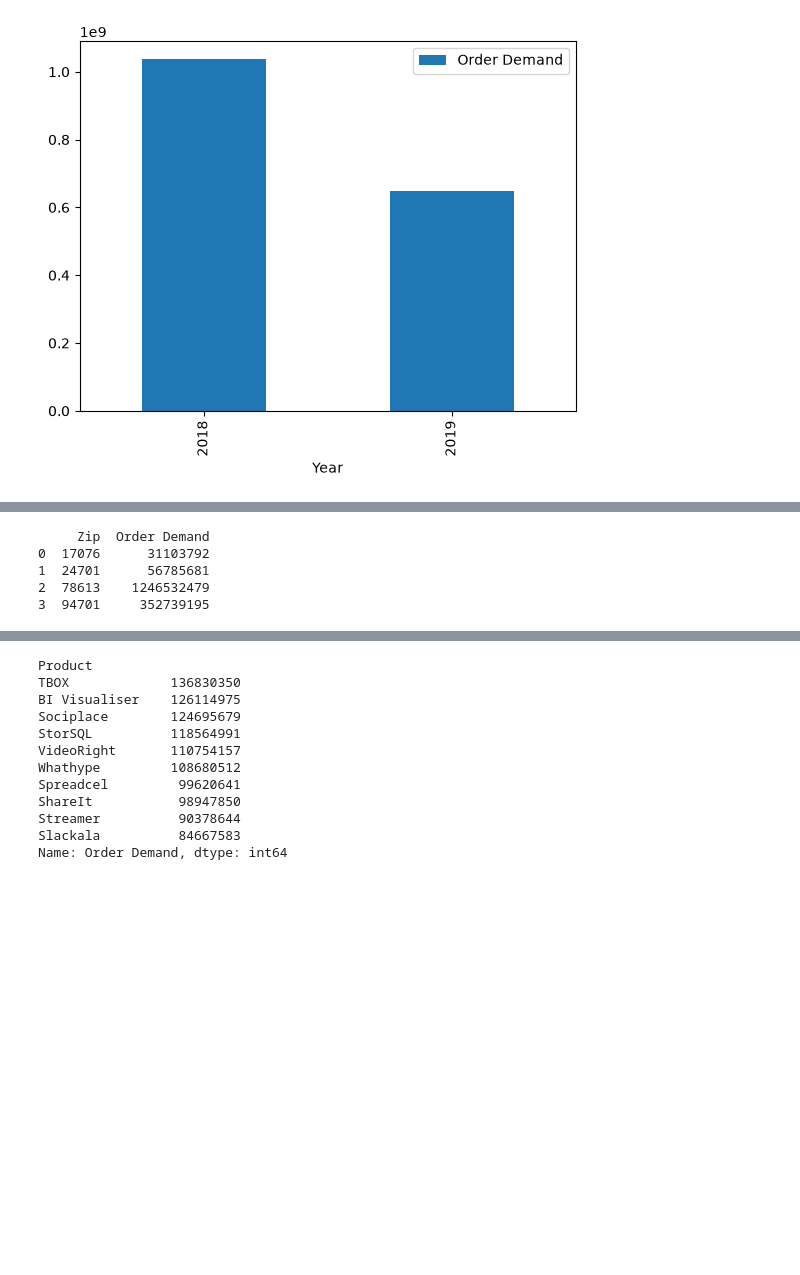
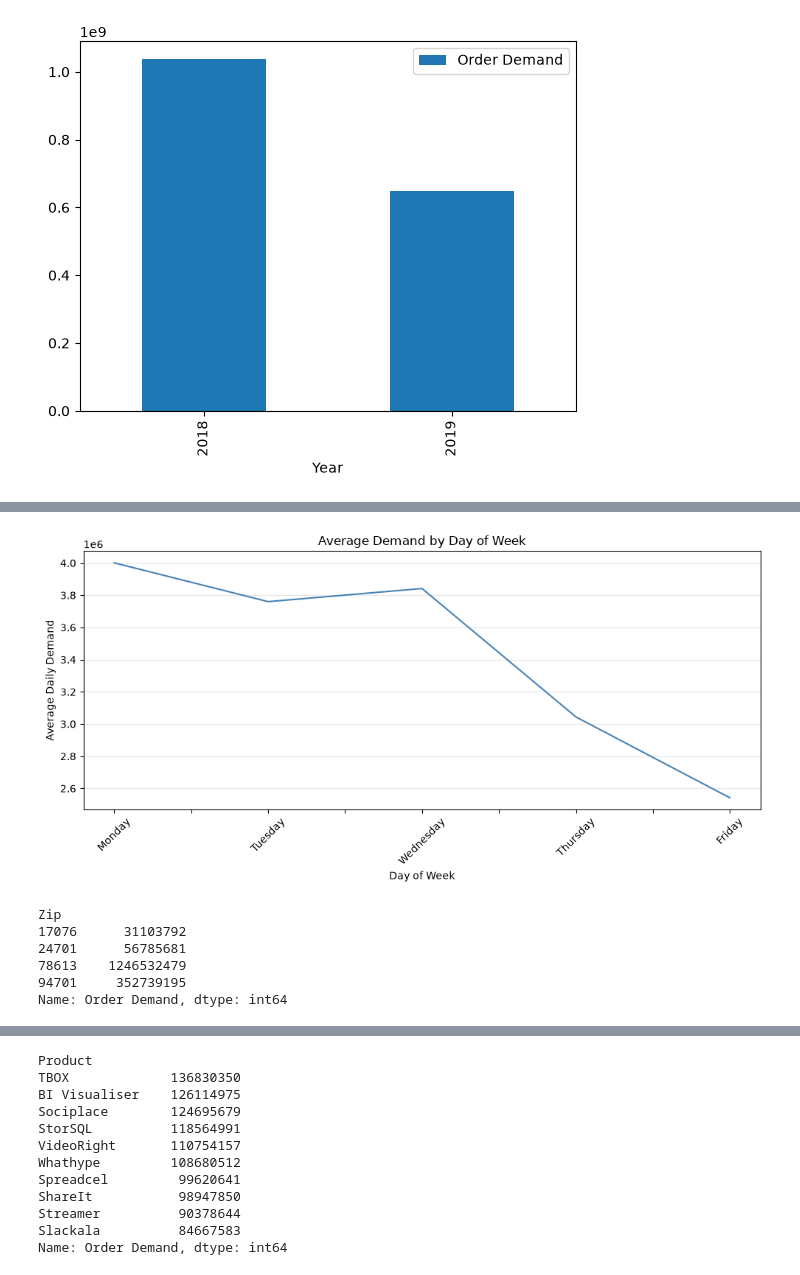
Before and after one commit to maipham-ctrl/Nova_Retail, a Jupyter notebook: main.ipynb, the cells around one changed output, grey strips where cells are left out. Saved outputs shown, nothing was run; the diff lists cells and outputs as text; code cells hidden in the pictures; blank space fills up the shorter version.

Commit message:
update weekly pattern

```diff
--- a/main.ipynb
+++ b/main.ipynb
@@ -210,0 +202,24 @@ plt.show()
+# %%
+daily_demand = (
+    df.groupby("Date")["Order Demand"]
+      .sum()
+      .reset_index()
+)
+
+daily_demand["Day"] = daily_demand["Date"].dt.day_name()
+day_order = [
+    "Monday",
+    "Tuesday",
+    "Wednesday",
+    "Thursday",
+    "Friday",
+    "Saturday",
+    "Sunday"
+]
+weekly_pattern = (
+    daily_demand.groupby("Day")["Order Demand"]
+                .mean()
+                .reindex(day_order)
+)
+
+print(weekly_pattern)
@@ -211,18 +236,34 @@ plt.show()
+# %%
+weekly_pattern.plot(
+    kind="line",
+    figsize=(10, 5),
+    color="steelblue"
+)
+
+plt.title("Average Demand by Day of Week")
+plt.xlabel("Day of Week")
+plt.ylabel("Average Daily Demand")
+plt.xticks(rotation=45)
+plt.grid(axis="y", alpha=0.3)
+plt.tight_layout()
+plt.show()
+# %% [output]
+[figure, added]
 # %%
 # demand across region
 # %%
 region_demand = (
-    df.groupby("Zip")["Order Demand"]
+    df.groupby("Zip",as_index=True)["Order Demand"]
       .sum()
-      .reset_index()
 )
 print(region_demand)
 # %% [output]
-     Zip  Order Demand
-0  17076      31103792
-1  24701      56785681
-2  78613    1246532479
-3  94701     352739195
+Zip
+17076      31103792
+24701      56785681
+78613    1246532479
+94701     352739195
+Name: Order Demand, dtype: int64
 # %%
 region_demand.plot.barh(
     x="Zip",
```
Also changed, not shown: parts of 19 cells of this notebook.
